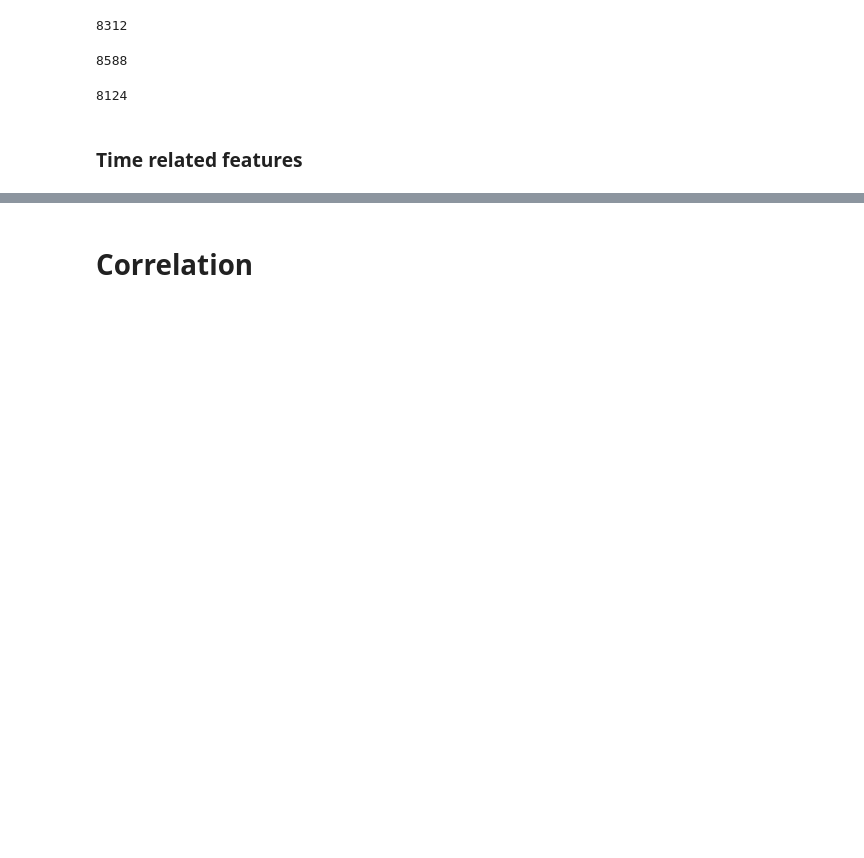
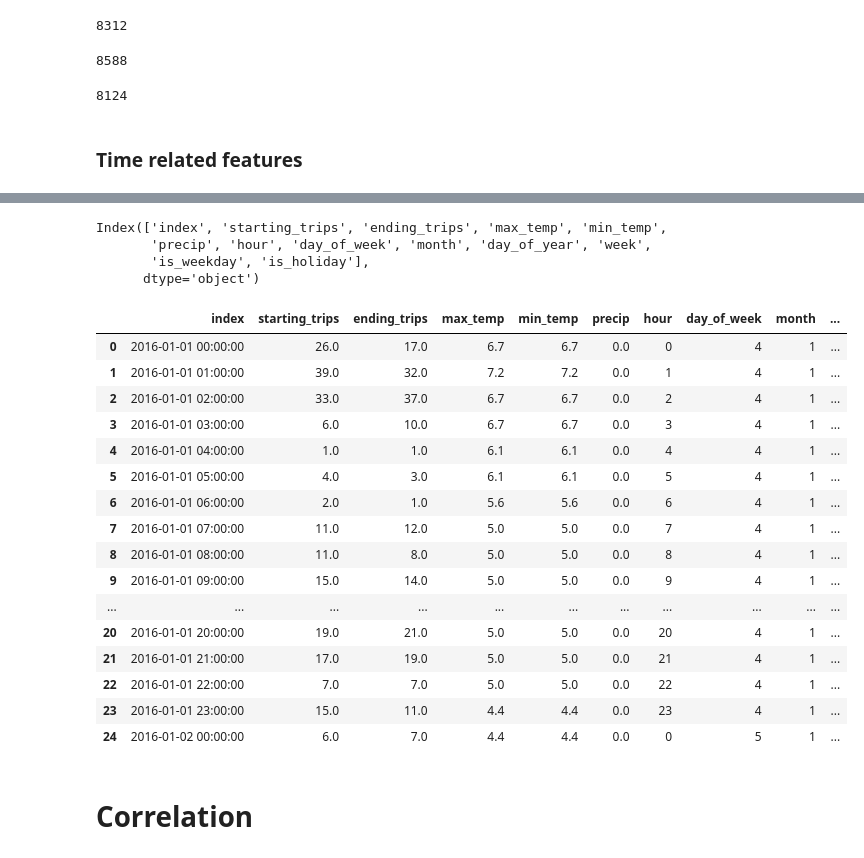
Before and after one commit to Jerematix/dataflow, a Jupyter notebook: notebooks/predictive_analytics/FTest.ipynb, the cells around one changed output, grey strips where cells are left out. Saved outputs shown, nothing was run; the diff lists cells and outputs as text; code cells hidden in the pictures; blank space fills up the shorter version.

```diff
--- a/notebooks/predictive_analytics/FTest.ipynb
+++ b/notebooks/predictive_analytics/FTest.ipynb
@@ -141,3 +179,34 @@ df_bike_trips_hourly.to_parquet('../../data/bike_trips_hourly.parquet')
+# %%
+
+df_bike_trips_hourly['is_holiday'] = df_bike_trips_hourly['holiday_name'].notna()
+df_bike_trips_hourly = df_bike_trips_hourly.drop(columns=['holiday_name', 'date'])
+df_bike_trips_hourly['is_holiday'] = df_bike_trips_hourly['is_holiday'].astype(int)
+df_bike_trips_hourly.columns
+# %% [output]
+Index(['index', 'starting_trips', 'ending_trips', 'max_temp', 'min_temp',
+       'precip', 'hour', 'day_of_week', 'month', 'day_of_year', 'week',
+       'is_weekday', 'is_holiday'],
+      dtype='object')
+# %%
+df_bike_trips_hourly.head(25)
+# %% [output]
+|  | index | starting_trips | ending_trips | max_temp | min_temp | precip | hour | day_of_week | month | ... |
+| 0 | 2016-01-01 00:00:00 | 26.0 | 17.0 | 6.7 | 6.7 | 0.0 | 0 | 4 | 1 | ... |
+| 1 | 2016-01-01 01:00:00 | 39.0 | 32.0 | 7.2 | 7.2 | 0.0 | 1 | 4 | 1 | ... |
+| 2 | 2016-01-01 02:00:00 | 33.0 | 37.0 | 6.7 | 6.7 | 0.0 | 2 | 4 | 1 | ... |
+| 3 | 2016-01-01 03:00:00 | 6.0 | 10.0 | 6.7 | 6.7 | 0.0 | 3 | 4 | 1 | ... |
+| 4 | 2016-01-01 04:00:00 | 1.0 | 1.0 | 6.1 | 6.1 | 0.0 | 4 | 4 | 1 | ... |
+| 5 | 2016-01-01 05:00:00 | 4.0 | 3.0 | 6.1 | 6.1 | 0.0 | 5 | 4 | 1 | ... |
+| 6 | 2016-01-01 06:00:00 | 2.0 | 1.0 | 5.6 | 5.6 | 0.0 | 6 | 4 | 1 | ... |
+| 7 | 2016-01-01 07:00:00 | 11.0 | 12.0 | 5.0 | 5.0 | 0.0 | 7 | 4 | 1 | ... |
+| 8 | 2016-01-01 08:00:00 | 11.0 | 8.0 | 5.0 | 5.0 | 0.0 | 8 | 4 | 1 | ... |
+| 9 | 2016-01-01 09:00:00 | 15.0 | 14.0 | 5.0 | 5.0 | 0.0 | 9 | 4 | 1 | ... |
+| ... | ... | ... | ... | ... | ... | ... | ... | ... | ... | ... |
+| 20 | 2016-01-01 20:00:00 | 19.0 | 21.0 | 5.0 | 5.0 | 0.0 | 20 | 4 | 1 | ... |
+| 21 | 2016-01-01 21:00:00 | 17.0 | 19.0 | 5.0 | 5.0 | 0.0 | 21 | 4 | 1 | ... |
+| 22 | 2016-01-01 22:00:00 | 7.0 | 7.0 | 5.0 | 5.0 | 0.0 | 22 | 4 | 1 | ... |
+| 23 | 2016-01-01 23:00:00 | 15.0 | 11.0 | 4.4 | 4.4 | 0.0 | 23 | 4 | 1 | ... |
+| 24 | 2016-01-02 00:00:00 | 6.0 | 7.0 | 4.4 | 4.4 | 0.0 | 0 | 5 | 1 | ... |
 # %% [markdown]
 # Correlation
 # %%
```
Also changed, not shown: parts of 9 cells of this notebook, 2 other files.
